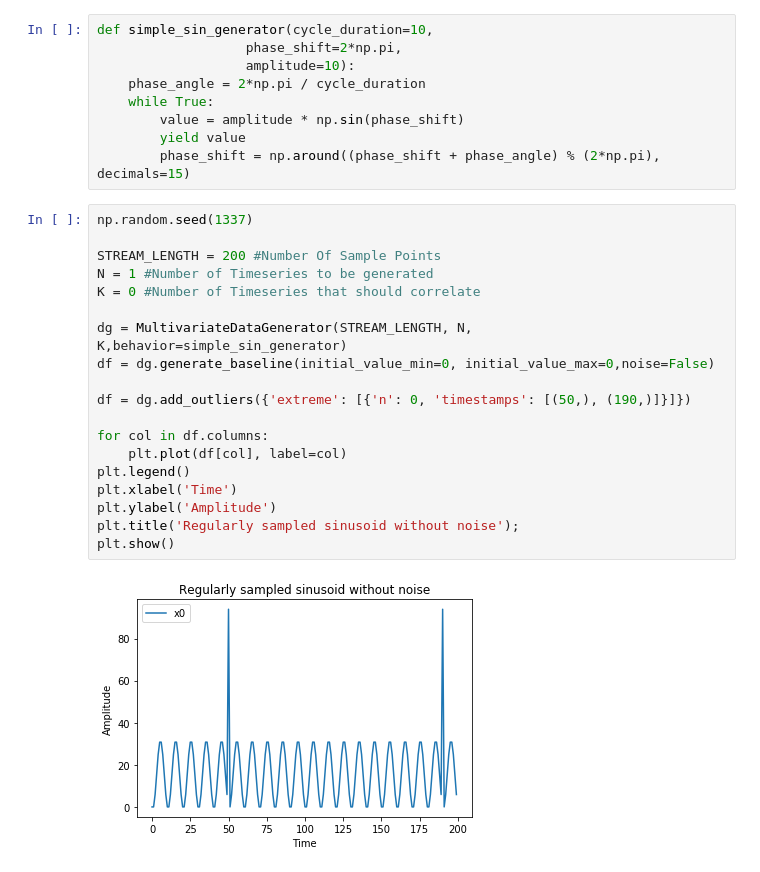
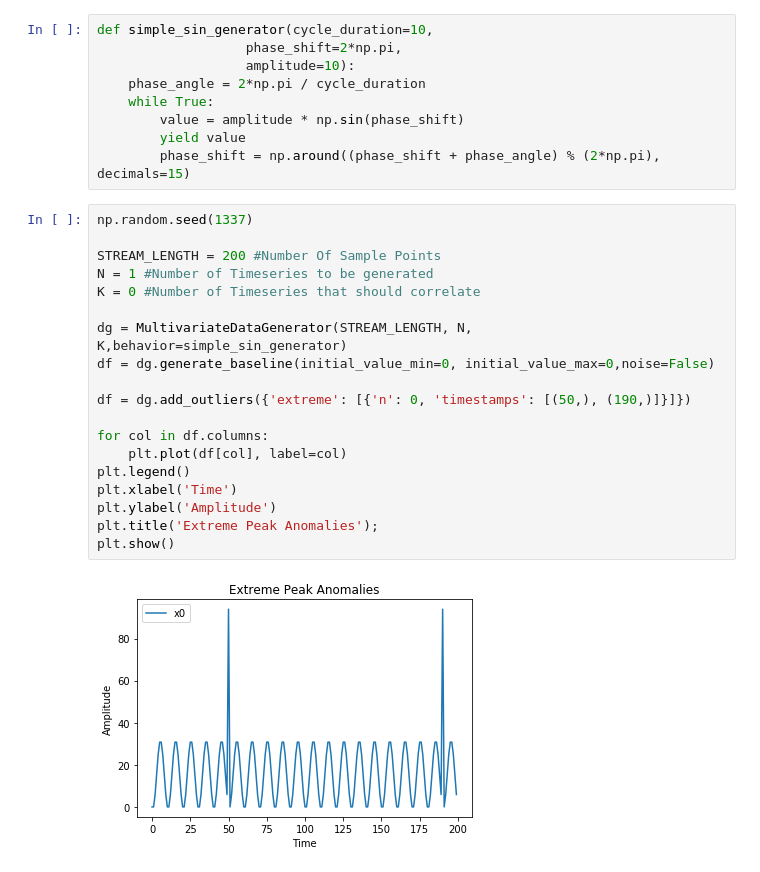
Before and after one commit to ankit-jha/agots, a Jupyter notebook: examples/AnomalyGenerators.ipynb, the cells around one changed output. Drawn from its saved outputs; the diff is of its cells as text.

```diff
--- a/examples/AnomalyGenerators.ipynb
+++ b/examples/AnomalyGenerators.ipynb
@@ -21,21 +24,21 @@ def simple_sin_generator(cycle_duration=10,
 # %%
 np.random.seed(1337)
 
 STREAM_LENGTH = 200 #Number Of Sample Points
 N = 1 #Number of Timeseries to be generated
 K = 0 #Number of Timeseries that should correlate
 
 dg = MultivariateDataGenerator(STREAM_LENGTH, N, K,behavior=simple_sin_generator)
 df = dg.generate_baseline(initial_value_min=0, initial_value_max=0,noise=False)
 
 df = dg.add_outliers({'extreme': [{'n': 0, 'timestamps': [(50,), (190,)]}]})
 
 for col in df.columns:
     plt.plot(df[col], label=col)
 plt.legend()
 plt.xlabel('Time')
 plt.ylabel('Amplitude')
-plt.title('Regularly sampled sinusoid without noise');
+plt.title('Extreme Peak Anomalies');
 plt.show()
 # %% [output]
-[figure, old version]
+[figure, new version]
```
Also changed, not shown: parts of 2 cells of this notebook, 2 other files.
